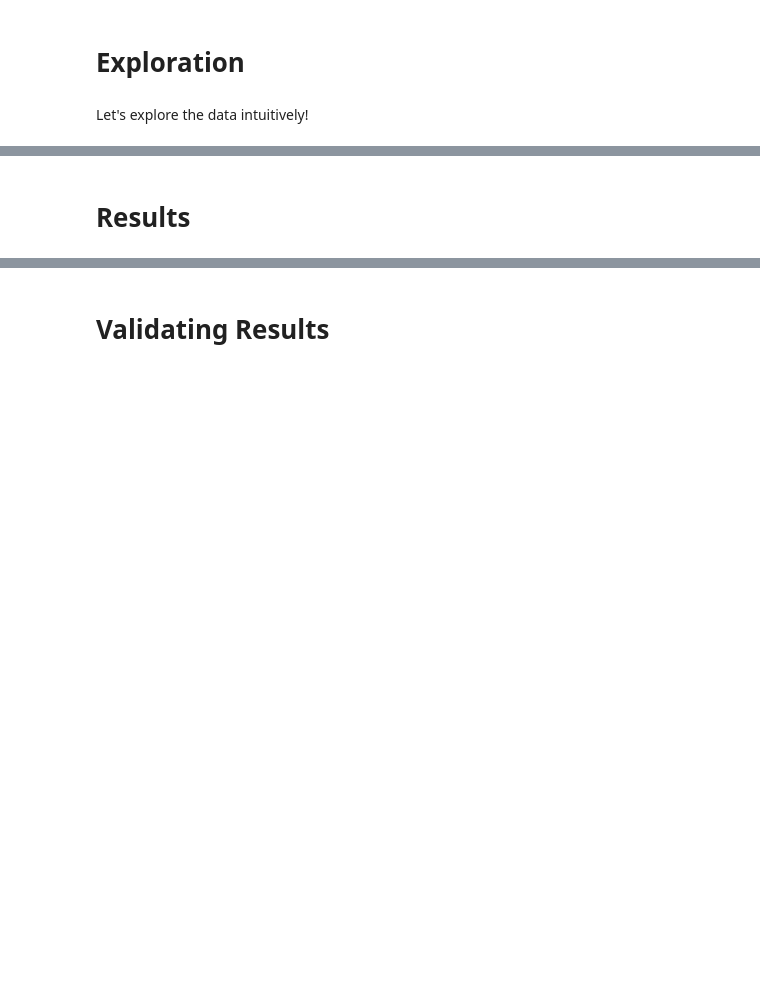
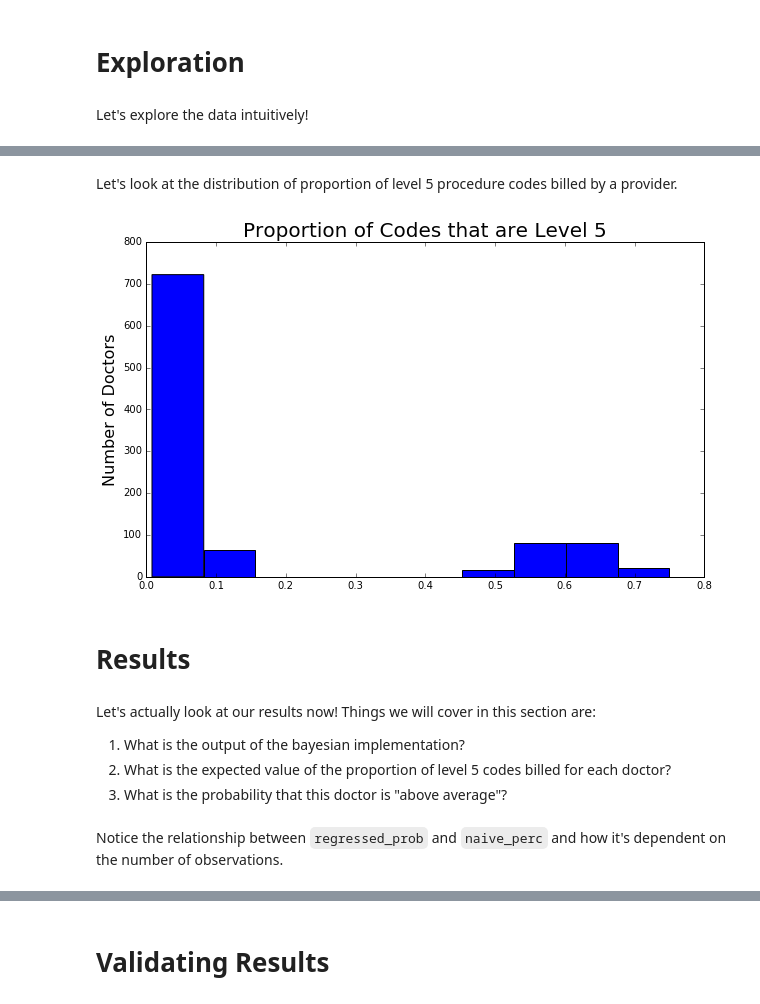
Before and after one commit to CloverHealth/pycon2017, a Jupyter notebook: em_upcoding/EM Upcoding.ipynb, the cells around one changed output, grey strips where cells are left out. Drawn from its saved outputs; the diff is of its cells as text; code cells hidden in the pictures; blank space fills up the shorter version.

```diff
--- a/em_upcoding/EM Upcoding.ipynb
+++ b/em_upcoding/EM Upcoding.ipynb
@@ -107,2 +123,16 @@ result_output['All'].describe()
+# %% [markdown]
+Let's look at the distribution of proportion of level 5 procedure codes billed by a provider.
+# %%
+plt.hist(result_output['All'].pct_high_encounters)
+plt.ylabel('Number of Doctors', fontsize=16)
+plt.title('Proportion of Codes that are Level 5', fontsize=20)
+plt.show()
+# %% [output]
+[figure, added]
 # %% [markdown]
 # Results
+# %% [markdown]
+Let's actually look at our results now! Things we will cover in this section are:
+1. What is the output of the bayesian implementation?
+2. What is the expected value of the proportion of level 5 codes billed for each doctor?
+3. What is the probability that this doctor is "above average"?
@@ -108,0 +141,2 @@ result_output['All'].describe()
+# %% [markdown]
+Notice the relationship between `regressed_prob` and `naive_perc` and how it's dependent on the number of observations.
```
Also changed, not shown: parts of 37 cells of this notebook, 2 other files.
